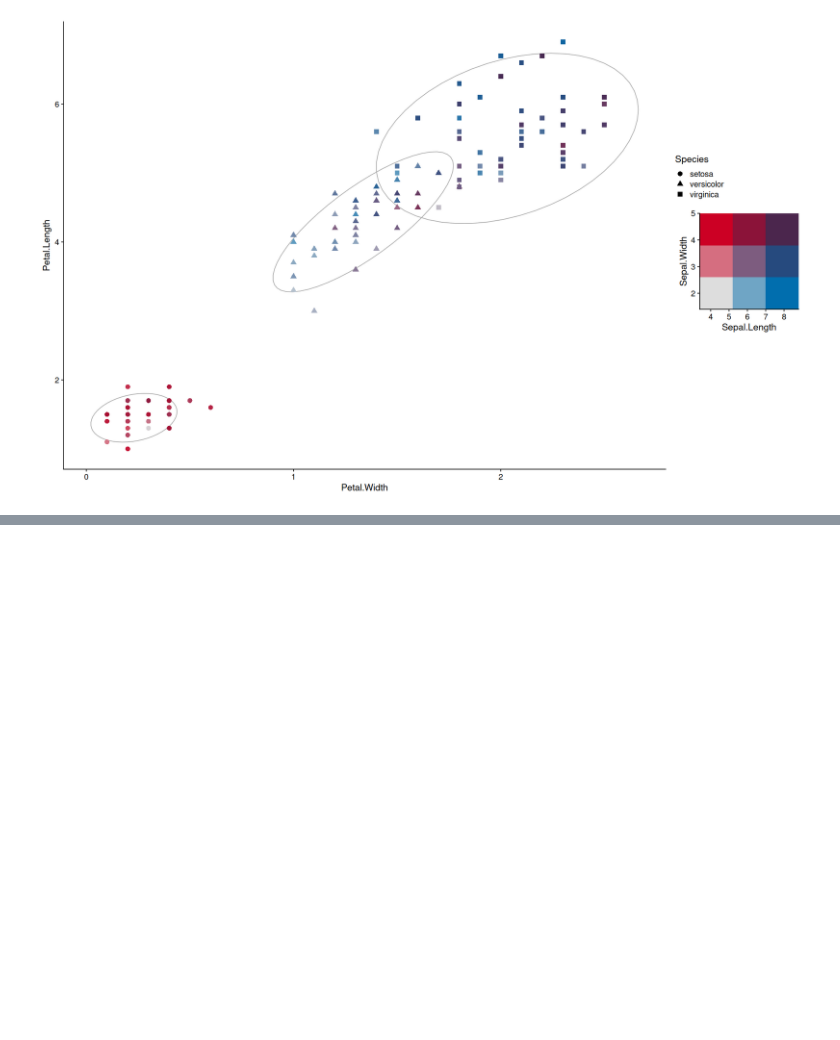
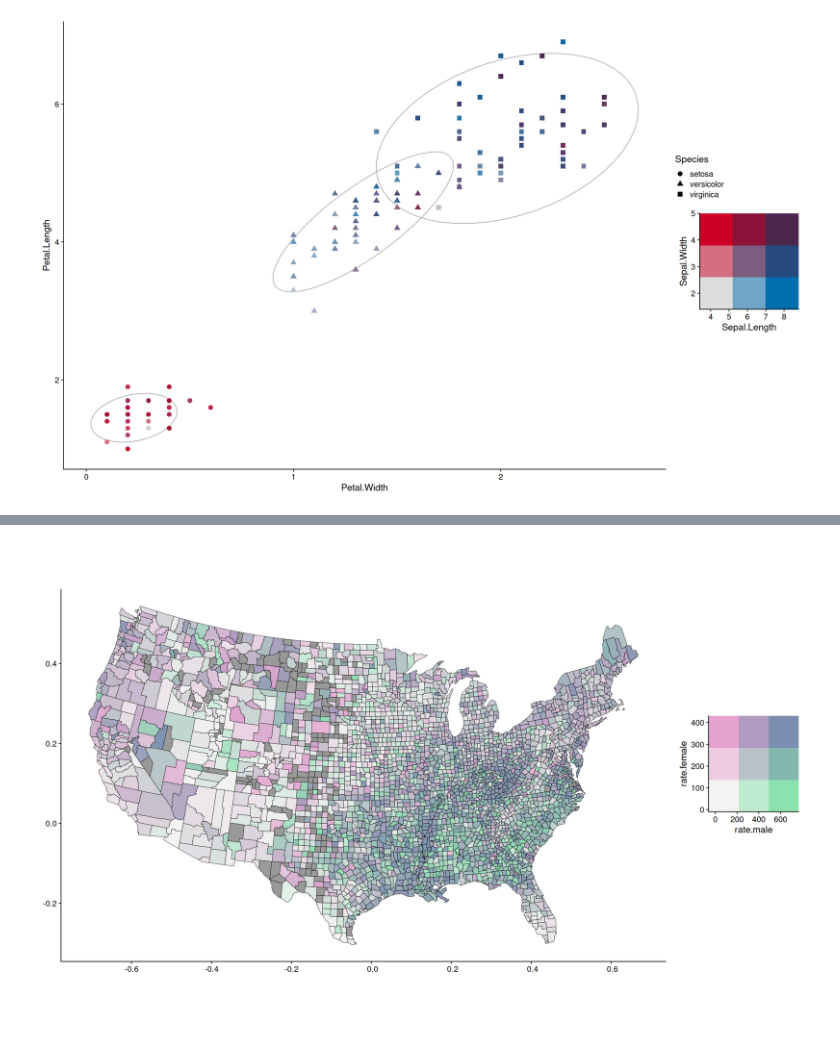
Before and after one commit to rvalieris/notebooks, a Jupyter notebook: src/ggplot2/colors2d.ipynb, the cells around one changed output, grey strips where cells are left out. Saved outputs shown, nothing was run; the diff lists cells and outputs as text; code cells hidden in the pictures; blank space fills up the shorter version.

```diff
--- a/src/ggplot2/colors2d.ipynb
+++ b/src/ggplot2/colors2d.ipynb
@@ -12,18 +14,18 @@ options(repr.plot.width=16,repr.plot.height=10)
 # %% [markdown]
 ## code
 # %%
-map_to_color2d <- function(data, xvar, yvar, colors=c("yellow", "green", "blue", "magenta"), size=5) {
+map_to_color2d <- function(data, xvar, yvar, colors=c("yellow", "green", "blue", "magenta"), xtrans="rank", ytrans="rank", size=5, na.color='white') {
     data |>
     summarize(
-        min_x = min({{xvar}}), max_x = max({{xvar}}),
-        min_y = min({{yvar}}), max_y = max({{yvar}})
+        min_x = min({{xvar}},na.rm=T), max_x = max({{xvar}},na.rm=T),
+        min_y = min({{yvar}},na.rm=T), max_y = max({{yvar}},na.rm=T)
     ) |>
     with(expand_grid(
         x = seq(min_x, max_x, length.out = size),
         y = seq(min_y, max_y, length.out = size)
     )) |>
     mutate(
-        color = colors2d(tibble(x,y), xtrans = "rank", ytrans = "rank", colors=colors)
+        color = colors2d(tibble(x,y), xtrans = xtrans, ytrans = ytrans, colors=colors)
     ) |>
     ggplot(aes(x,y,fill=color)) +
     geom_raster() +
@@ -33,8 +35,9 @@ map_to_color2d <- function(data, xvar, yvar, colors=c("yellow", "green", "blue",
 
     data2 <-
     select(data, {{xvar}}, {{yvar}}) |>
-    colors2d(xtrans = "rank", ytrans = "rank", colors=colors) |>
-    bind_cols(data, color=_)
+    colors2d(xtrans = xtrans, ytrans = ytrans, colors=colors) |>
+    bind_cols(data, color=_) |>
+    mutate(color=ifelse(is.na({{xvar}}) | is.na({{yvar}}), na.color, color))
 
     list(data=data2, legend=lgd)
 }
@@ -98,0 +152,11 @@ guides(custom = guide_custom(as_grob(r$legend), width=unit(0.4,'npc'), height=un
+# %%
+r <- map_to_color2d(data, xvar=rate.male, yvar=rate.female, colors=stevens.pinkgreen()[c(9,3,1,7)], size=3, na.color='gray60')
+# %%
+r$data |>
+mutate(lab=ifelse(rate.female>400, ID, NA)) |>
+ggplot(aes(fill=color, geometry=geom)) +
+geom_sf(color='black') +
+scale_fill_identity() +
+guides(custom = guide_custom(as_grob(r$legend), width=unit(0.4,'npc'), height=unit(0.4,'npc')))
+# %% [output]
+[figure, added]
```
Also changed, not shown: parts of 14 cells of this notebook, 5 other files.
